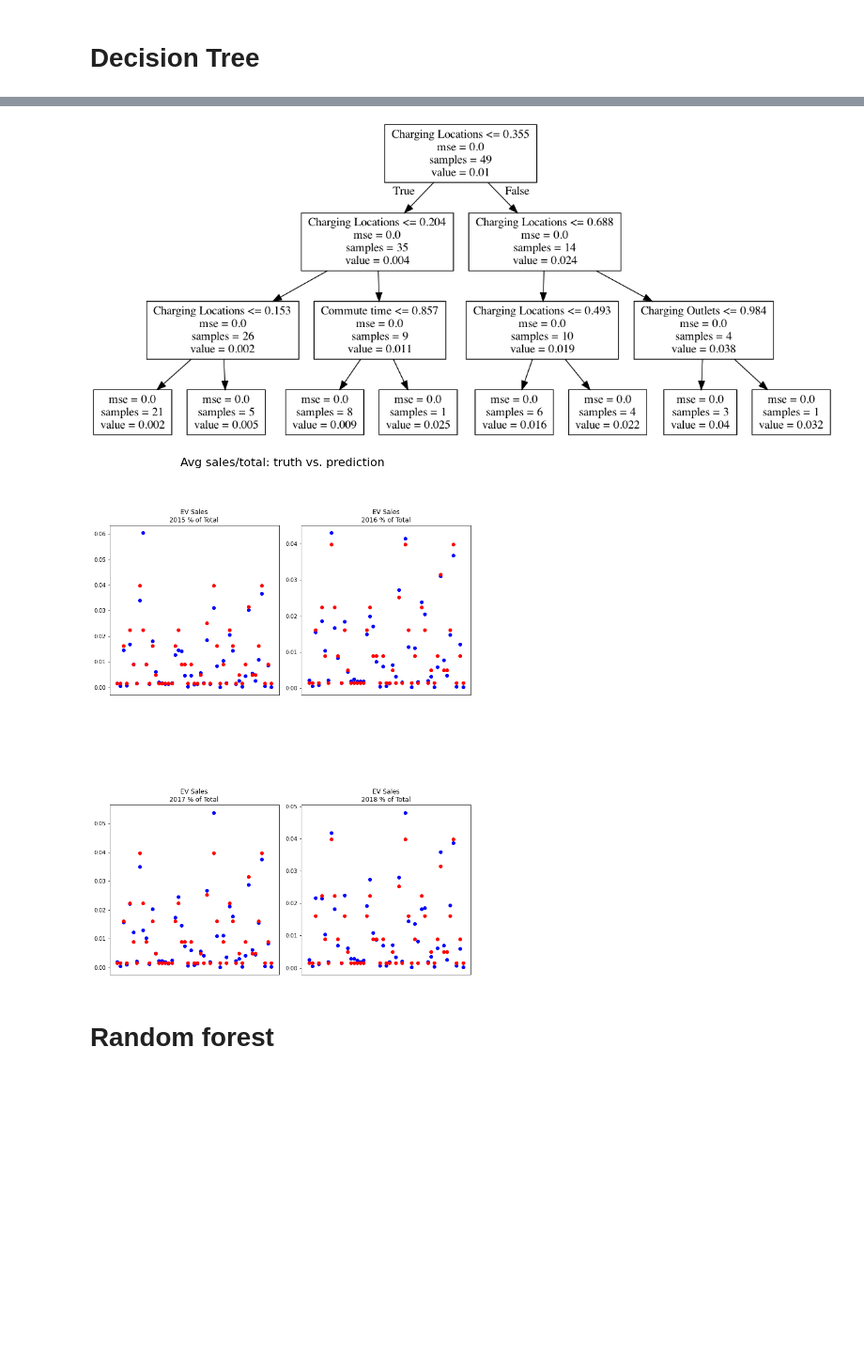
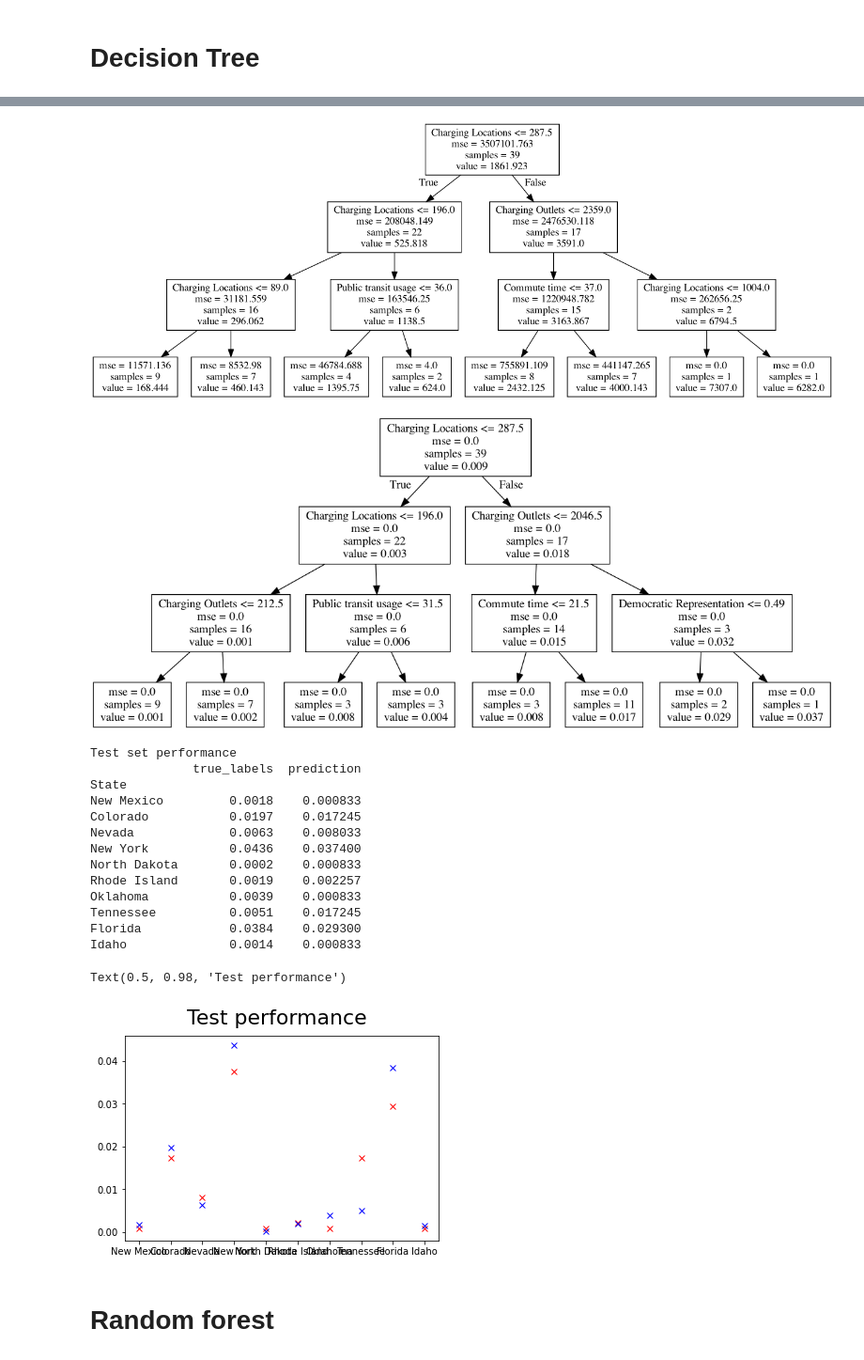
Before and after one commit to Disguiser23/ECE143-project-group11, a Jupyter notebook: data analysis and visualization .ipynb, the cells around one changed output, grey strips where cells are left out. Shown at 94% size. Saved outputs shown, nothing was run; the diff lists cells and outputs as text; code cells hidden in the pictures; blank space fills up the shorter version.

```diff
--- a/data analysis and visualization .ipynb
+++ b/data analysis and visualization .ipynb
@@ -148,30 +169,36 @@ for i in range(4):
 # %%
 tree_reg_3 = DecisionTreeRegressor(max_depth=3)
-tree_reg_3.fit(x,df["Avg % of Total Sales 2015-2018"])
+tree_reg_3.fit(x_train, y_train)
 export_graphviz( tree_reg_3,
 out_file="ev_tree_max_depth_3.dot", feature_names=list(x.columns))
-# %%
-display(Image(filename='ev_tree_3.png'))
-pred = tree_reg_3.predict(x)
-fig, axs = plt.subplots(2, 2,figsize=(10,15),constrained_layout=True)
-fig.suptitle("Avg sales/total: truth vs. prediction",fontsize=22)
-for i in range(4):
-    r = i//2
-    c = i%2
-    # get feature, normalize and plot
-    col = df.iloc[:,i+5].astype(float)
-    axs[r, c].plot(list(df.index), df.iloc[:,i+5], 'bo')
-    axs[r, c].plot(list(df.index), pred, 'ro')
-    # set plot title
-    axs[r, c].set_title("{}".format(df.columns[i+5]))
-    # format plot
-    axs[r, c].xaxis.set_visible(False)
-    x0,x1 = axs[r, c].get_xlim()
-    y0,y1 = axs[r, c].get_ylim()
-    axs[r, c].set_aspect(abs(x1-x0)/abs(y1-y0))
-# %% [output]
-[figure, removed]
-[figure, removed]
+# %%
+display(Image(filename='ev_tree_3_avg_sales.png'))
+display(Image(filename='ev_tree_3_market_share.png'))
+print("\nTest set performance")
+pred = tree_reg_3.predict(x_test)
+result = pd.DataFrame({ 'true_labels': y_test, 'prediction': pred })
+print(result)
+plt.plot(pred, 'rx', label='prediction')
+plt.plot(y_test, 'bx', label='truth')
+plt.suptitle("Test performance",fontsize=22)
+# %% [output]
+[figure, added]
+[figure, added]
+Test set performance
+              true_labels  prediction
+State
+New Mexico         0.0018    0.000833
+Colorado           0.0197    0.017245
+Nevada             0.0063    0.008033
+New York           0.0436    0.037400
+North Dakota       0.0002    0.000833
+Rhode Island       0.0019    0.002257
+Oklahoma           0.0039    0.000833
+Tennessee          0.0051    0.017245
+Florida            0.0384    0.029300
+Idaho              0.0014    0.000833
+Text(0.5, 0.98, 'Test performance')
+[figure, added]
 # %% [markdown]
 # Random forest
 # %%
```
Also changed, not shown: parts of 7 cells of this notebook, 6 other files.
